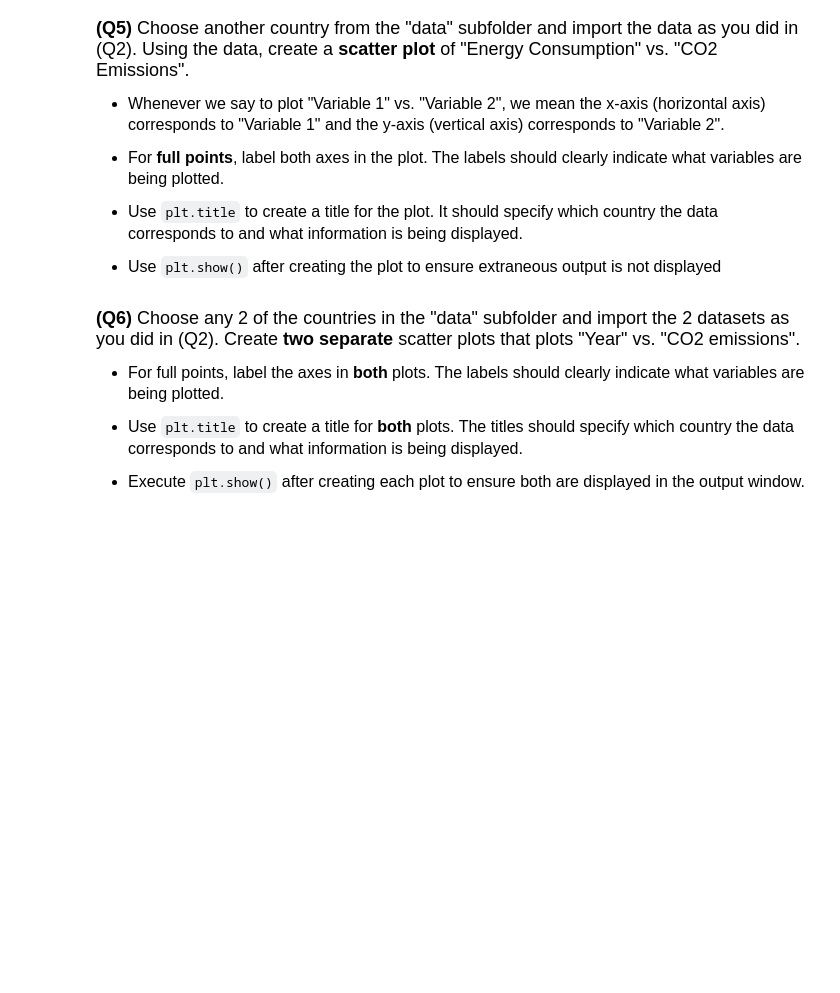
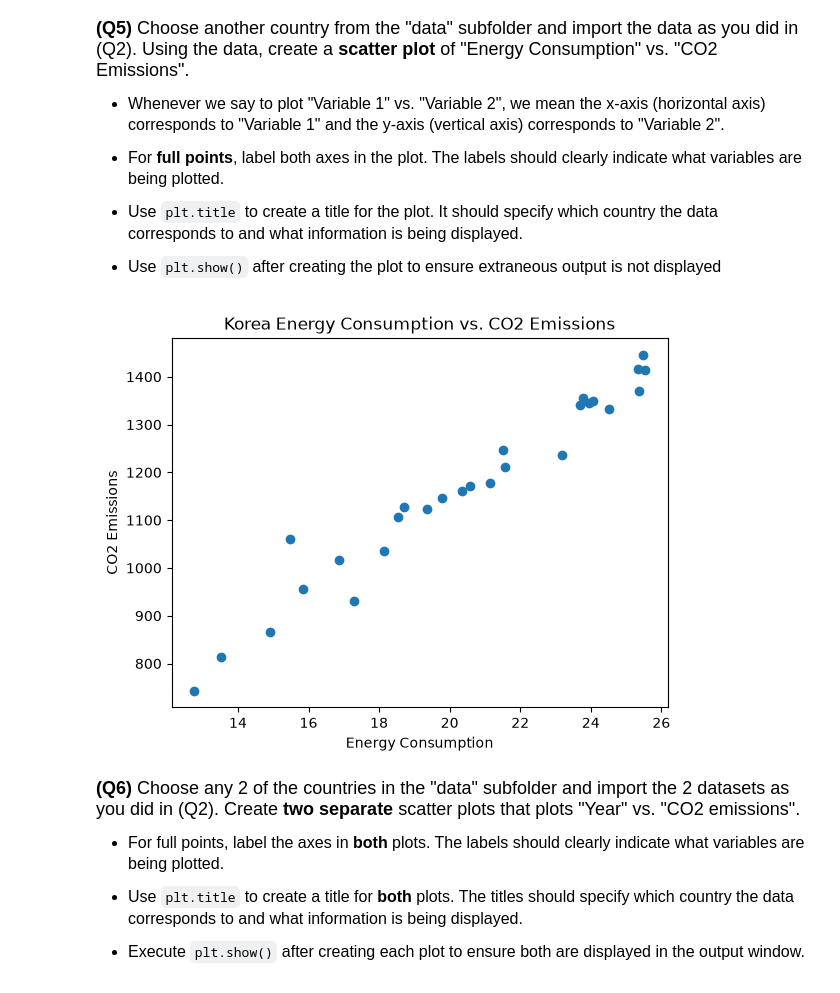
Before and after one commit to davidsjahn/datasci185fall2026, a Jupyter notebook: _assignments/assignment_2/Assignment2.ipynb, the cells around one changed output. Drawn from its saved outputs; the diff is of its cells as text; code cells hidden in the pictures; blank space fills up the shorter version.

```diff
--- a/_assignments/assignment_2/Assignment2.ipynb
+++ b/_assignments/assignment_2/Assignment2.ipynb
@@ -105,3 +131,13 @@ us_emissions["CO2_emission"].describe()
+# %%
+# Write your answer
+kr_emissions = pd.read_csv("data/korea_emission.csv")
+plt.scatter(x = kr_emissions["Energy_consumption"], y = kr_emissions["CO2_emission"])
+plt.xlabel("Energy Consumption")
+plt.ylabel("CO2 Emissions")
+plt.title("Korea Energy Consumption vs. CO2 Emissions")
+plt.show()
+# %% [output]
+[figure, added]
 # %% [markdown]
 <font size = "4">
 
```
Also changed, not shown: parts of 10 cells of this notebook.
